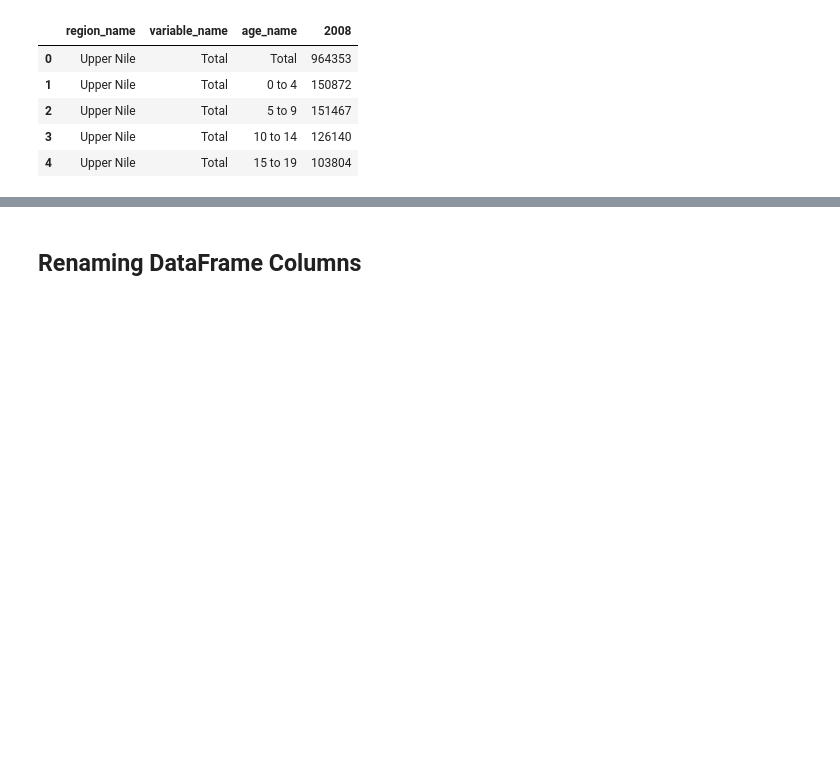
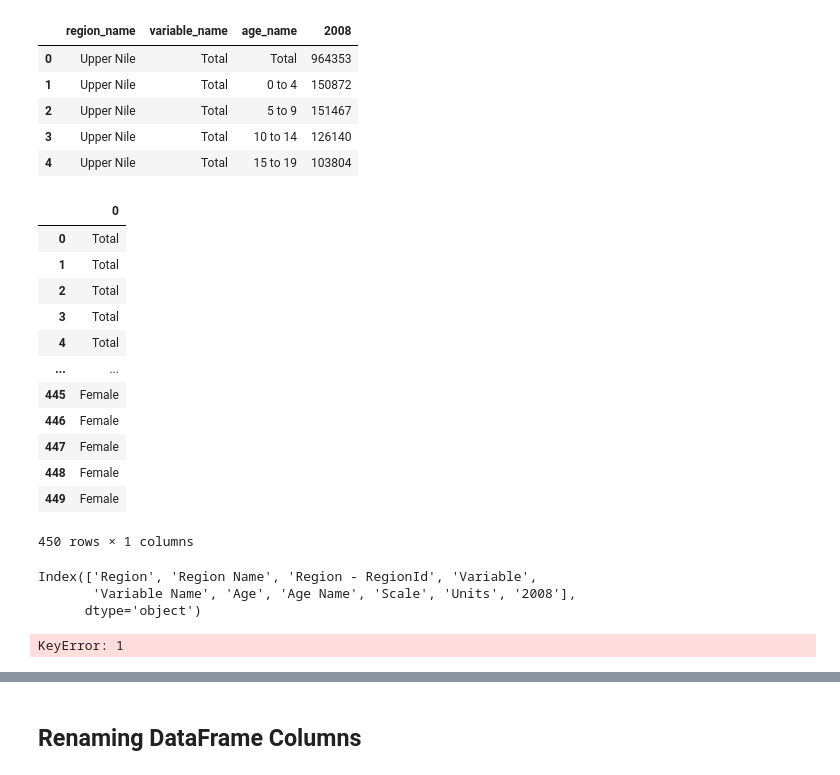
Before and after one commit to tongakuot/python4ds, a Jupyter notebook: module-02.ipynb, the cells around one changed output, grey strips where cells are left out. Cells and saved outputs as stored; diff of their text form; code cells hidden in the pictures; blank space fills up the shorter version.

```diff
--- a/module-02.ipynb
+++ b/module-02.ipynb
@@ -587,7 +589,8 @@ list(census_2008_2.variable_name.unique())
 ## Cleaning and transforming column values
 # %%
 # Clean variable_name column
-census_2008_2['variable_name'] = census_2008_2['variable_name'].replace('Population, Total (Number)', 'Total')
+census_2008_riginal = census_2008_2.copy()
+census_2008_riginal['variable_name'] = census_2008_riginal['variable_name'].replace('Population, Total (Number)', 'Total')
 
-census_2008_2.head(5)
+census_2008_riginal.head(5)
 # %% [output]
@@ -658,3 +662,33 @@ census_2008_4.head()
 | 2 | Upper Nile | Total | 5 to 9 | 151467 |
 | 3 | Upper Nile | Total | 10 to 14 | 126140 |
 | 4 | Upper Nile | Total | 15 to 19 | 103804 |
+# %%
+# Try another way
+census_2008_2['variable_name'].str.split(',', expand=True)
+# %% [output]
+|  | 0 |
+| 0 | Total |
+| 1 | Total |
+| 2 | Total |
+| 3 | Total |
+| 4 | Total |
+| ... | ... |
+| 445 | Female |
+| 446 | Female |
+| 447 | Female |
+| 448 | Female |
+| 449 | Female |
+450 rows × 1 columns
+# %%
+census_raw.columns
+# %% [output]
+Index(['Region', 'Region Name', 'Region - RegionId', 'Variable',
+       'Variable Name', 'Age', 'Age Name', 'Scale', 'Units', '2008'],
+      dtype='object')
+# %%
+df = census_raw.copy()
+df['Variable Name'] = df['Variable Name'].str.split(' ', expand=True)[1]
+
+df.head()
+# %% [output]
+KeyError: 1
```
Also changed, not shown: parts of 13 cells of this notebook.
